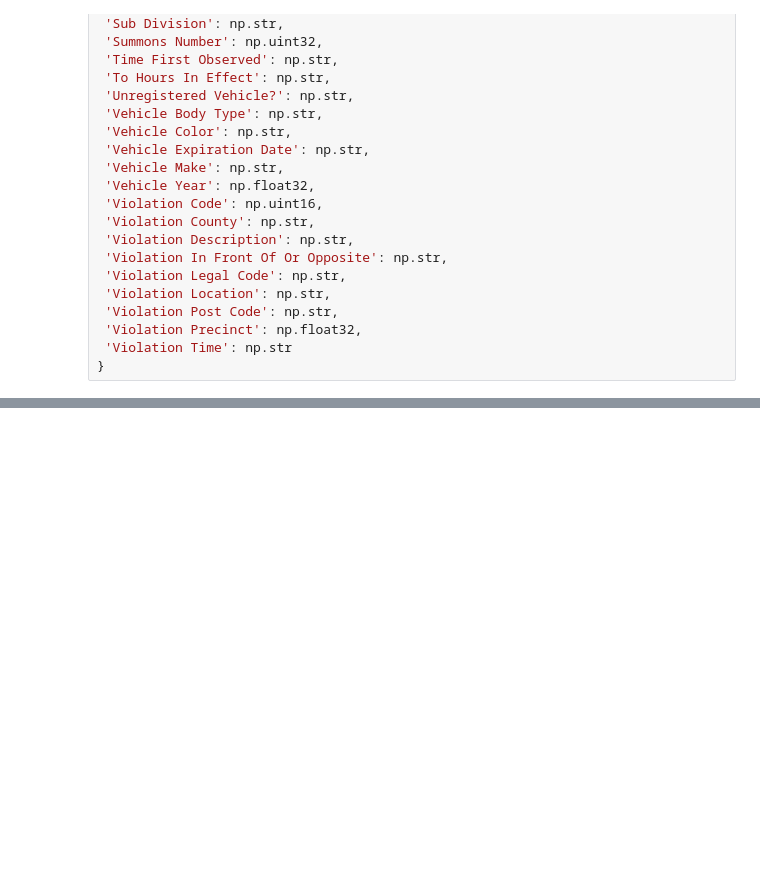
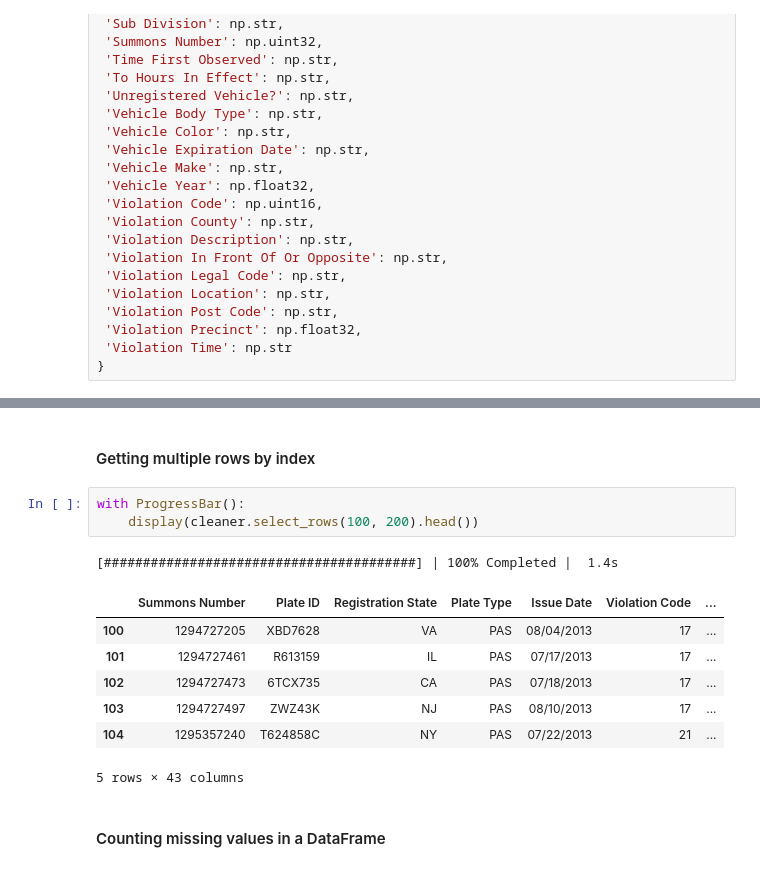
Before and after one commit to echoAppleTree/learn_dask, a Jupyter notebook: learning_dask_with_python.ipynb, the cells around one changed output, grey strips where cells are left out. Cells and saved outputs as stored; diff of their text form; blank space fills up the shorter version.

```diff
--- a/learning_dask_with_python.ipynb
+++ b/learning_dask_with_python.ipynb
@@ -117,0 +216,16 @@ data = dd.read_csv('./data/nyu_parking_data/*.csv', dtype=dtypes, usecols=common
+# %% [markdown]
+#### Getting multiple rows by index
+# %%
+with ProgressBar():
+    display(cleaner.select_rows(100, 200).head())
+# %% [output]
+[########################################] | 100% Completed |  1.4s
+|  | Summons Number | Plate ID | Registration State | Plate Type | Issue Date | Violation Code | ... |
+| 100 | 1294727205 | XBD7628 | VA | PAS | 08/04/2013 | 17 | ... |
+| 101 | 1294727461 | R613159 | IL | PAS | 07/17/2013 | 17 | ... |
+| 102 | 1294727473 | 6TCX735 | CA | PAS | 07/18/2013 | 17 | ... |
+| 103 | 1294727497 | ZWZ43K | NJ | PAS | 08/10/2013 | 17 | ... |
+| 104 | 1295357240 | T624858C | NY | PAS | 07/22/2013 | 21 | ... |
+5 rows × 43 columns
+# %% [markdown]
+#### Counting missing values in a DataFrame
```
Also changed, not shown: parts of 21 cells of this notebook, 1 other file.
